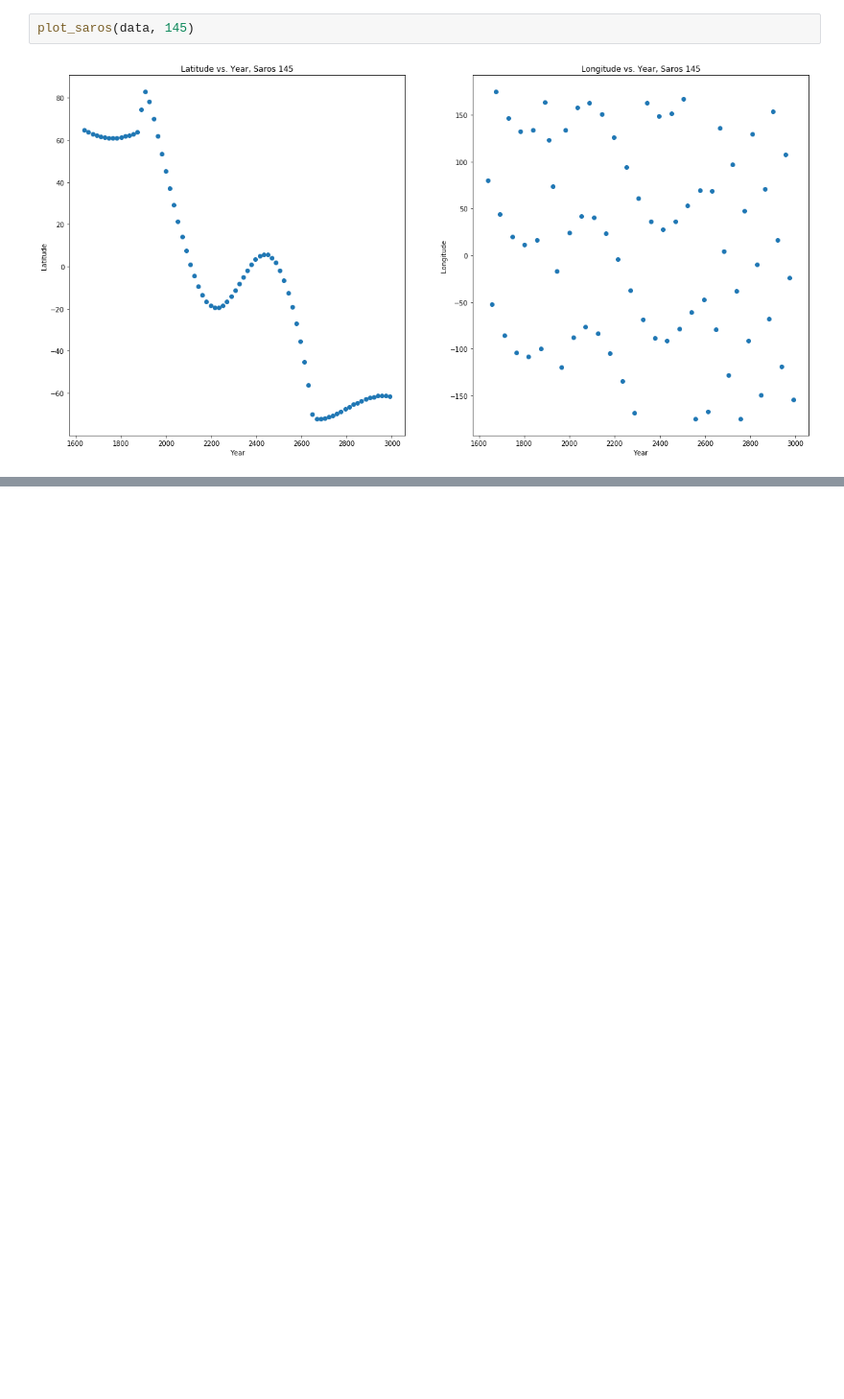
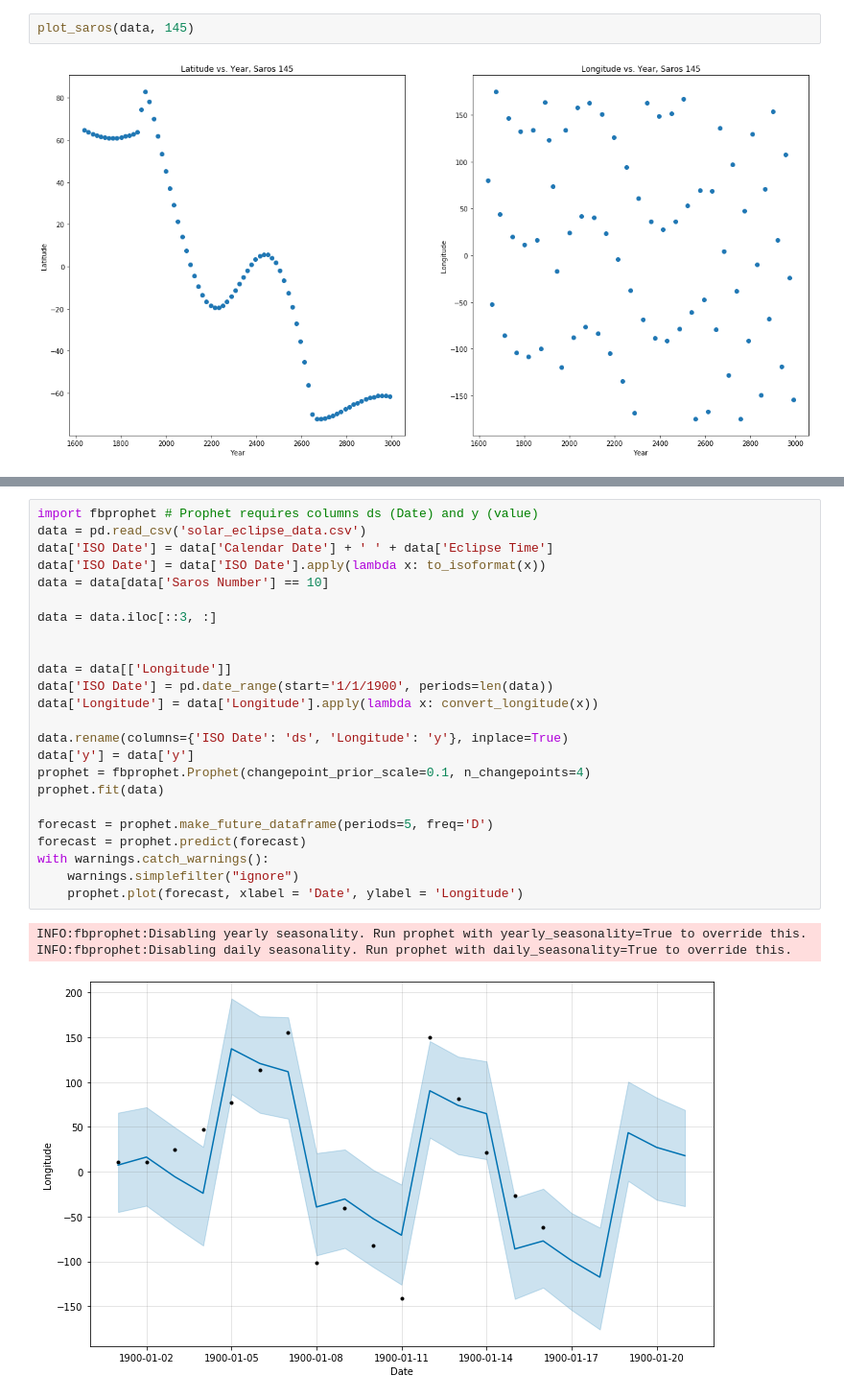
Before and after one commit to Kaahan/skep_project_s_final, a Jupyter notebook: eclipse/predict_eclipse.ipynb, the cells around one changed output, grey strips where cells are left out. Shown at 96% size. Saved outputs shown, nothing was run; the diff lists cells and outputs as text; blank space fills up the shorter version.

```diff
--- a/eclipse/predict_eclipse.ipynb
+++ b/eclipse/predict_eclipse.ipynb
@@ -451,0 +464,28 @@ plot_saros(data, 145)
+# %%
+import fbprophet # Prophet requires columns ds (Date) and y (value)
+data = pd.read_csv('solar_eclipse_data.csv')
+data['ISO Date'] = data['Calendar Date'] + ' ' + data['Eclipse Time']
+data['ISO Date'] = data['ISO Date'].apply(lambda x: to_isoformat(x))
+data = data[data['Saros Number'] == 10]
+
+data = data.iloc[::3, :]
+
+
+data = data[['Longitude']]
+data['ISO Date'] = pd.date_range(start='1/1/1900', periods=len(data))
+data['Longitude'] = data['Longitude'].apply(lambda x: convert_longitude(x))
+
+data.rename(columns={'ISO Date': 'ds', 'Longitude': 'y'}, inplace=True)
+data['y'] = data['y']
+prophet = fbprophet.Prophet(changepoint_prior_scale=0.1, n_changepoints=4)
+prophet.fit(data)
+
+forecast = prophet.make_future_dataframe(periods=5, freq='D')
+forecast = prophet.predict(forecast)
+with warnings.catch_warnings():
+    warnings.simplefilter("ignore")
+    prophet.plot(forecast, xlabel = 'Date', ylabel = 'Longitude')
+# %% [output]
+INFO:fbprophet:Disabling yearly seasonality. Run prophet with yearly_seasonality=True to override this.
+INFO:fbprophet:Disabling daily seasonality. Run prophet with daily_seasonality=True to override this.
+[figure, added]
```
Also changed, not shown: parts of 25 cells of this notebook.
